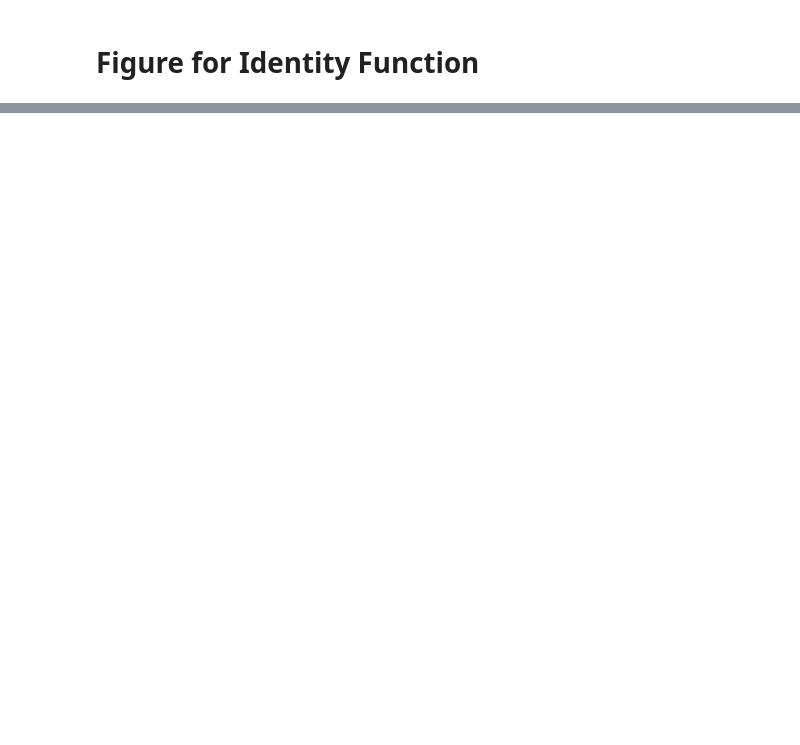
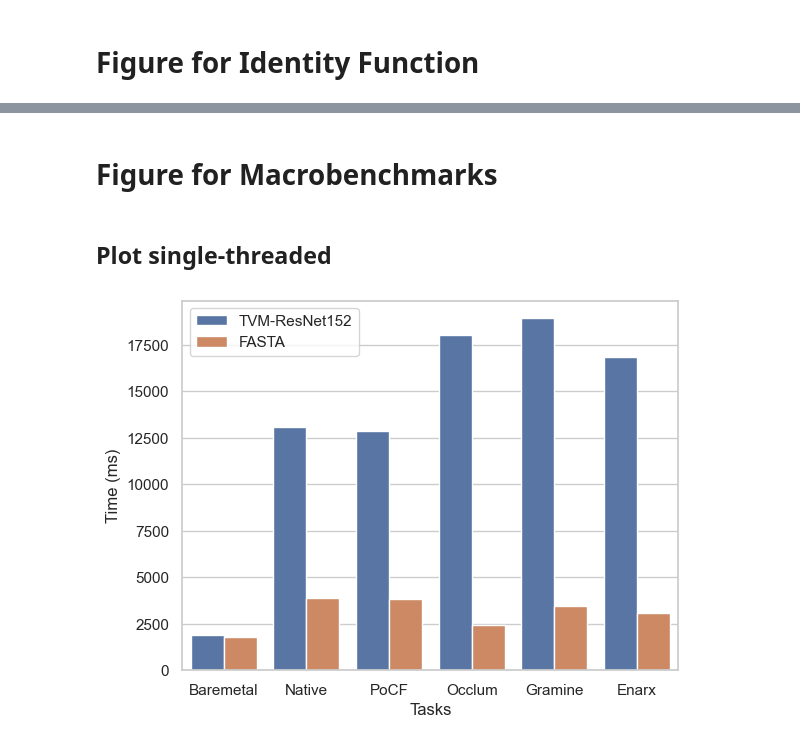
Before and after one commit to ya0guang/PoBF, a Jupyter notebook: scripts/figure.ipynb, the cells around one changed output, grey strips where cells are left out. Cells and saved outputs as stored; diff of their text form; code cells hidden in the pictures; blank space fills up the shorter version.

```diff
--- a/scripts/figure.ipynb
+++ b/scripts/figure.ipynb
@@ -109,24 +146,26 @@ def identity_analyze(focused):
             break
         for f in filelist:
             if focused in f:
-                result.append(extract_elapsed_ms(path + f,))
+                result.extend(extract_elapsed_ms(path + f,))
     return result
 # %%
-datasizes = {"1kb":1000, "10kb": 10000, "100kb":100000, "1mb":1000000, "10mb":10000000, "100mb":100000000}
+datasizes = {"1kb": 1000, "10kb": 10000, "100kb": 100000,
+             "1mb": 1000000, "10mb": 10000000, "100mb": 100000000}
 
 identifiers = ["native", "pobf"]
-identity = { id: {} for id in identifiers}
+identity = {id: {} for id in identifiers}
 
 for size_str in datasizes:
     for id in identifiers:
         file_partial_name = size_str + "output_enclave_" + id + ".txt"
         data = identity_analyze(file_partial_name)
-        assert(len(data) == 10)
+        assert (len(data) == 10)
         identity[id][size_str] = np.average(data)
 
 identity = pd.DataFrame(identity)
 for i in identity.index:
-    identity.loc[i, "overhead"] = ((identity.loc[i, "pobf"] / identity.loc[i, "native"]) -1) * 100
+    identity.loc[i, "overhead"] = (
+        (identity.loc[i, "pobf"] / identity.loc[i, "native"]) - 1) * 100
 
 identity.round(3).transpose()
 # %% [output]
@@ -162,0 +197,2 @@ plt.savefig("../polybench.pdf", bbox_inches='tight')
+# %% [markdown]
+# Figure for Macrobenchmarks
@@ -162,0 +243,28 @@ plt.savefig("../polybench.pdf", bbox_inches='tight')
+# %% [markdown]
+## Plot single-threaded
+# %%
+import matplotlib.pyplot as plt
+import pandas as pd
+import seaborn as sns
+import numpy as np
+
+platforms = ['rust', 'native', 'pobf', 'occlum', 'gramine', 'enarx']
+
+ys = []
+for platform in platforms:
+    cur, _ = analyze_macrobenchmarks('data_provider_' + platform, 'st')
+    for k, v in cur.items():
+        ys.append(v)
+
+sns.set(style='whitegrid')
+xs = []
+for element in ['Baremetal', 'Native', 'PoCF', 'Occlum', 'Gramine', 'Enarx']:
+    xs.extend([element] * 2)
+hue = ['TVM-ResNet152', 'FASTA'] * 6
+
+g = sns.barplot(x=xs, y=ys, hue=hue)
+g.set_ylabel('Time (ms)', fontsize=12)
+g.set_xlabel('Tasks', fontsize=12)
+plt.savefig("../macrobenchmarks_st.pdf", bbox_inches='tight')
+# %% [output]
+[figure, added]
```
Also changed, not shown: parts of 11 cells of this notebook, 3 other files.
